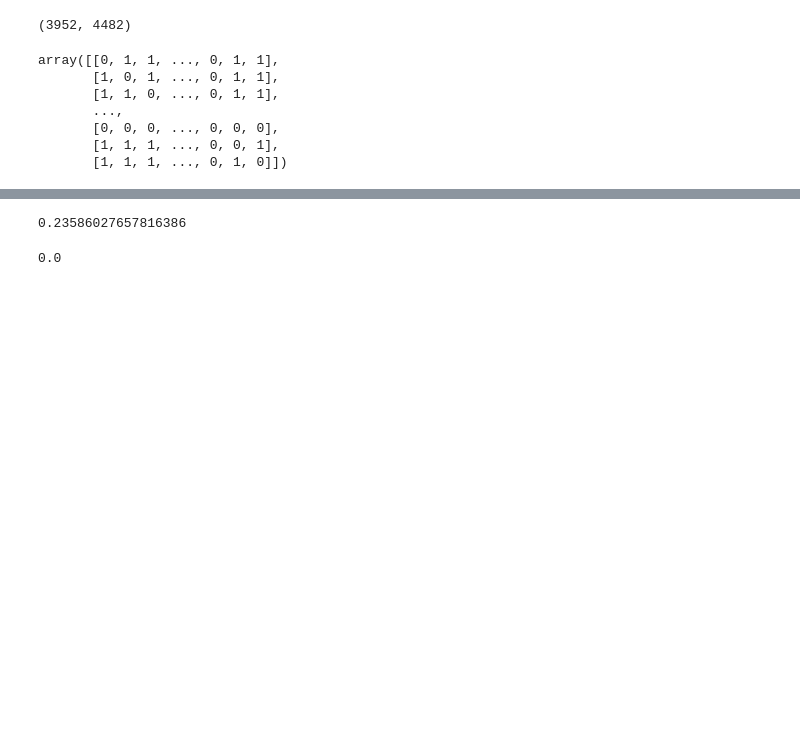
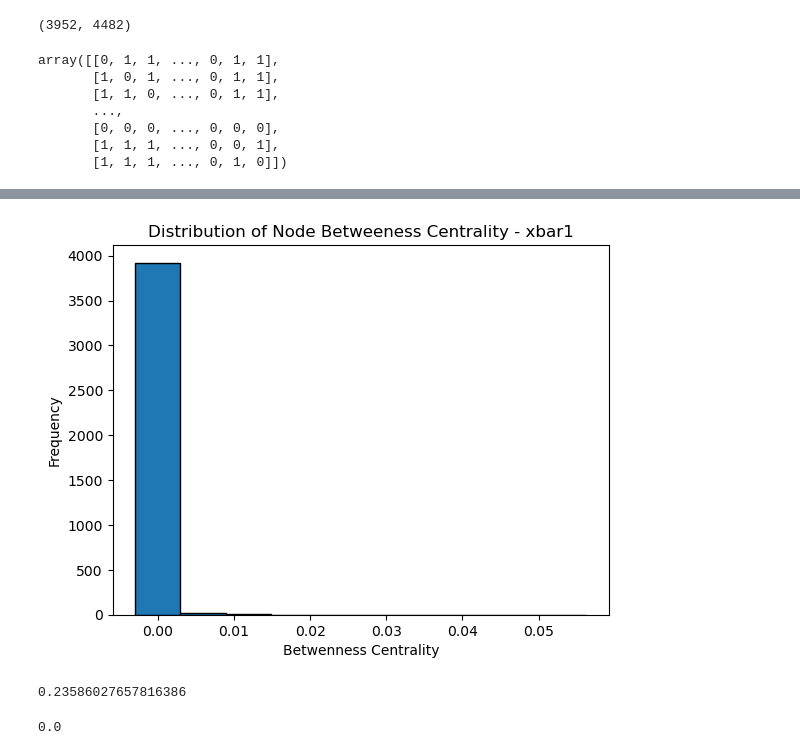
Before and after one commit to waltercywong/DSC180A_Quarter1Project, a Jupyter notebook: assignment2/src/exploration_raw.ipynb, the cells around one changed output, grey strips where cells are left out. Cells and saved outputs as stored; diff of their text form; code cells hidden in the pictures; blank space fills up the shorter version.

```diff
--- a/assignment2/src/exploration_raw.ipynb
+++ b/assignment2/src/exploration_raw.ipynb
@@ -435,3 +437,10 @@ array([[0, 1, 1, ..., 0, 1, 1],
        [1, 1, 1, ..., 0, 1, 0]])
 # %%
 xbar_g = nx.from_numpy_array(xbar_am)
+# %%
+xbar1conn = np.load("../data/DigIC_dataset/xbar/1/xbar_connectivity.npz")
+xbar1coo = coo_matrix((xbar1conn['data'], (xbar1conn['row'], xbar1conn['col'])), shape=xbar1conn['shape'])
+xbar_coo_arr = xbar1coo.toarray()
+xbar_am = (np.dot(xbar_coo_arr, xbar_coo_arr.T) > 0).astype(int)
+np.fill_diagonal(xbar_am, 0)
+xbar_g = nx.from_numpy_array(xbar_am)
@@ -463,3 +481,12 @@ plt.hist(counter_centrality, bins=10, align='left', edgecolor='black')
+# %%
+xbar_centrality = (list(nx.betweenness_centrality(xbar_g).values()))
+plt.hist(xbar_centrality, bins=10, align='left', edgecolor='black')
+plt.title('Distribution of Node Betweeness Centrality - xbar1')
+plt.xlabel('Betwenness Centrality')
+plt.ylabel('Frequency')
+plt.show()
+# %% [output]
+[figure, added]
 # %%
 max(counter_centrality)
 # %% [output]
```
Also changed, not shown: parts of 26 cells of this notebook, 15 other files.
